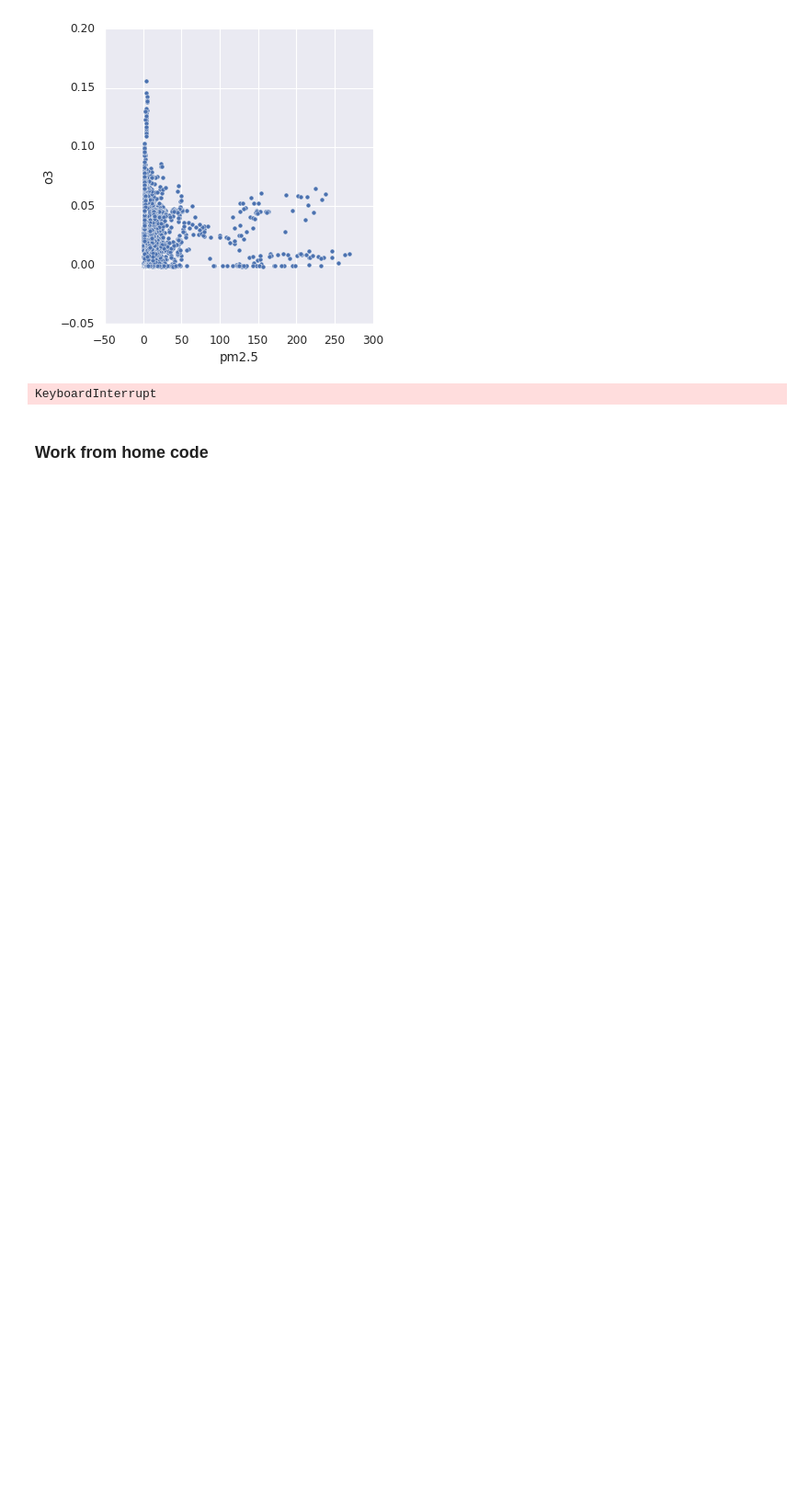
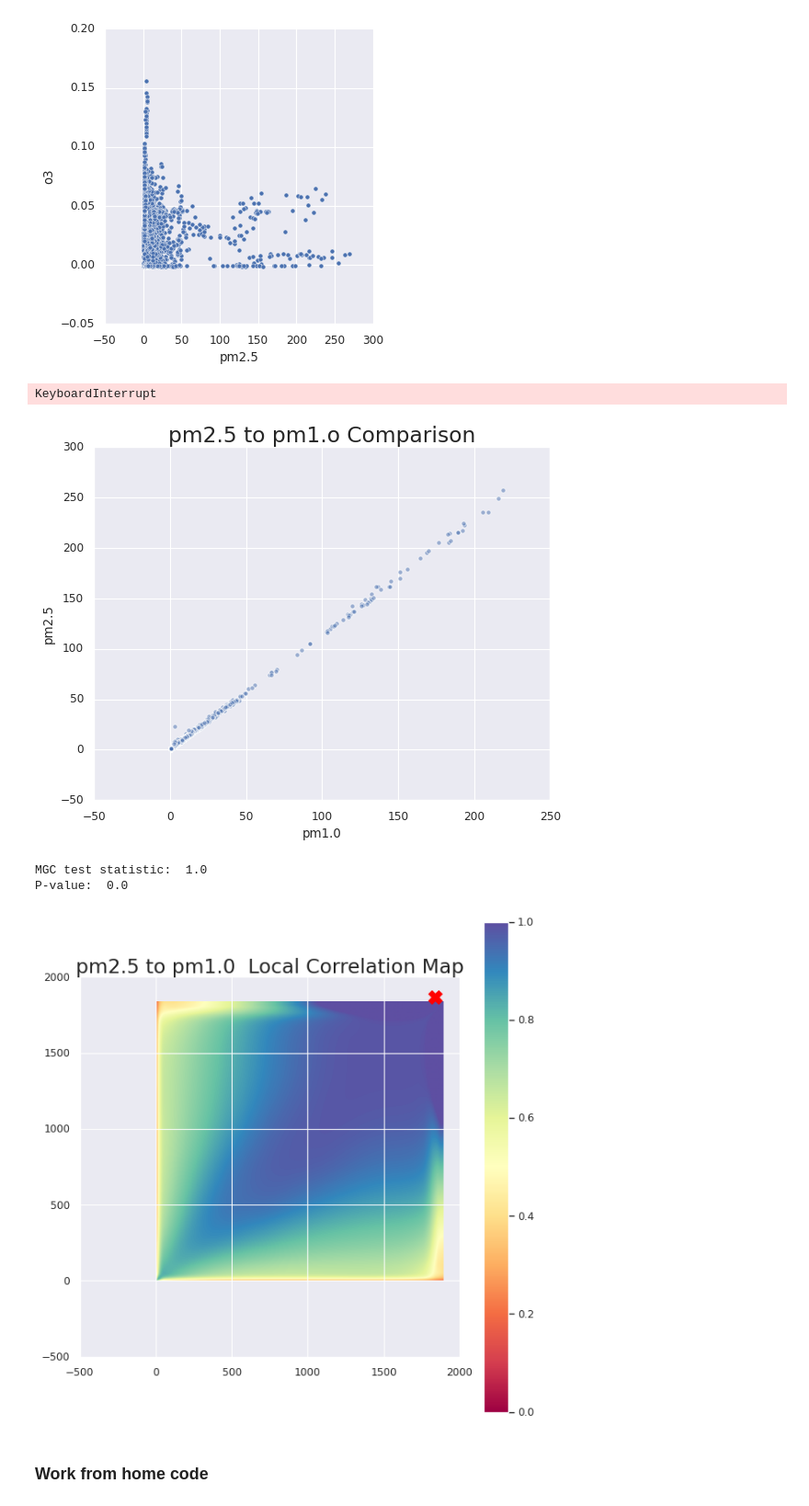
Before and after one commit to z3288/summer2025, a Jupyter notebook: Brandon_Swanson/comparison.ipynb, the cells around one changed output. Shown at 92% size. Saved outputs shown, nothing was run; the diff lists cells and outputs as text; code cells hidden in the pictures; blank space fills up the shorter version.

```diff
--- a/Brandon_Swanson/comparison.ipynb
+++ b/Brandon_Swanson/comparison.ipynb
@@ -192,6 +192,62 @@ if __name__ == "__main__":
 [figure]
 [figure]
 KeyboardInterrupt
+# %%
+import numpy as np
+import matplotlib.pyplot as plt; plt.style.use('classic')
+from scipy.stats import multiscale_graphcorr
+import pandas as pd
+import xarray as xr
+import seaborn as sns
+sns.set_theme(style="darkgrid")
+
+def mgc_plot(x, y, name, mgc_dict=None, only_viz=False, only_mgc=False):
+    if not only_mgc:
+        ax = plt.gca()
+        ax.set_title(name + ' Comparison', fontsize=21)
+        ax.scatter(x, y, alpha=0.5)
+        plt.xlabel("pm1.0")
+        plt.ylabel("pm2.5")
+        plt.show()
+    if not only_viz and mgc_dict is not None:
+        plt.figure(figsize=(9,9))
+        ax = plt.gca()
+        mgc_map = mgc_dict['mgc_map']
+        ax.set_title(name + " Local Correlation Map", fontsize=21)
+        im = ax.imshow(mgc_map, cmap='Spectral')
+        cbar = ax.figure.colorbar(im, ax=ax)
+        opt_scale = mgc_dict["opt_scale"]
+        ax.scatter(opt_scale[0], opt_scale[1], marker='X', s=200, color='red')
+        ax.invert_yaxis()
+        plt.show()
+
+def main():
+    ds = xr.open_dataset('/home/bswanson/Desktop/Data/crocus_neiu_aqt_a1_60min.nc', engine='netcdf4')
+    df = ds.to_pandas
+
+    # Extract data as NumPy arrays
+    x = ds['pm1.0'].values
+    y = ds['pm2.5'].values
+
+    # Remove any NaN values
+    mask = ~np.isnan(x) & ~np.isnan(y)
+    x = x[mask]
+    y = y[mask]
+
+    mgc_plot(x, y, "pm2.5 to pm1.o", only_viz=True)
+
+    stat, pvalue, mgc_dict = multiscale_graphcorr(x, y)
+    print("MGC test statistic: ", round(stat, 1))
+    print("P-value: ", round(pvalue, 1))
+    mgc_plot(x, y, "pm2.5 to pm1.0 ", mgc_dict, only_mgc=True)
+
+if __name__ == "__main__":
+    main()
+# %% [output]
+[figure, added]
+MGC test statistic:  1.0
+P-value:  0.0
+[figure, added]
 # %% [markdown]
 ### Work from home code
 # %%
```
